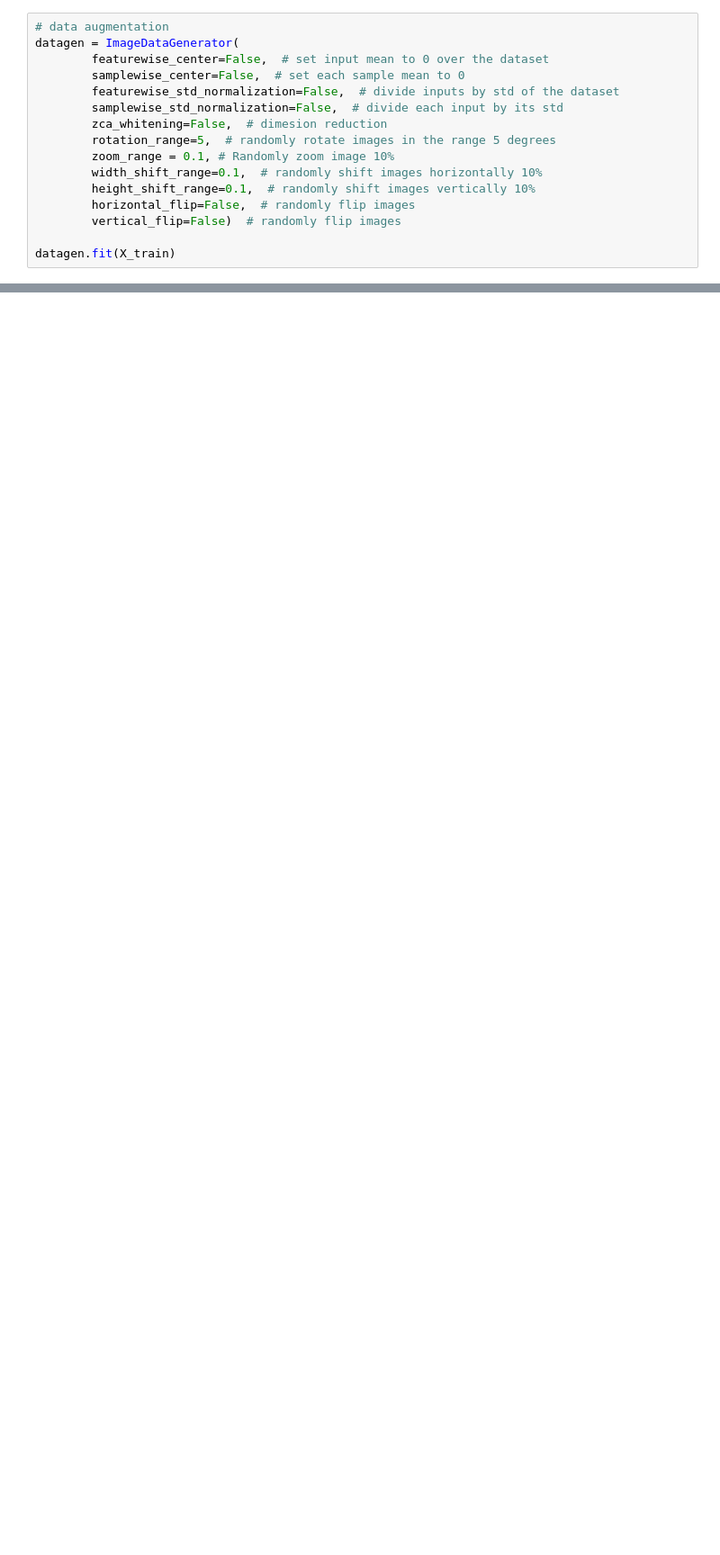
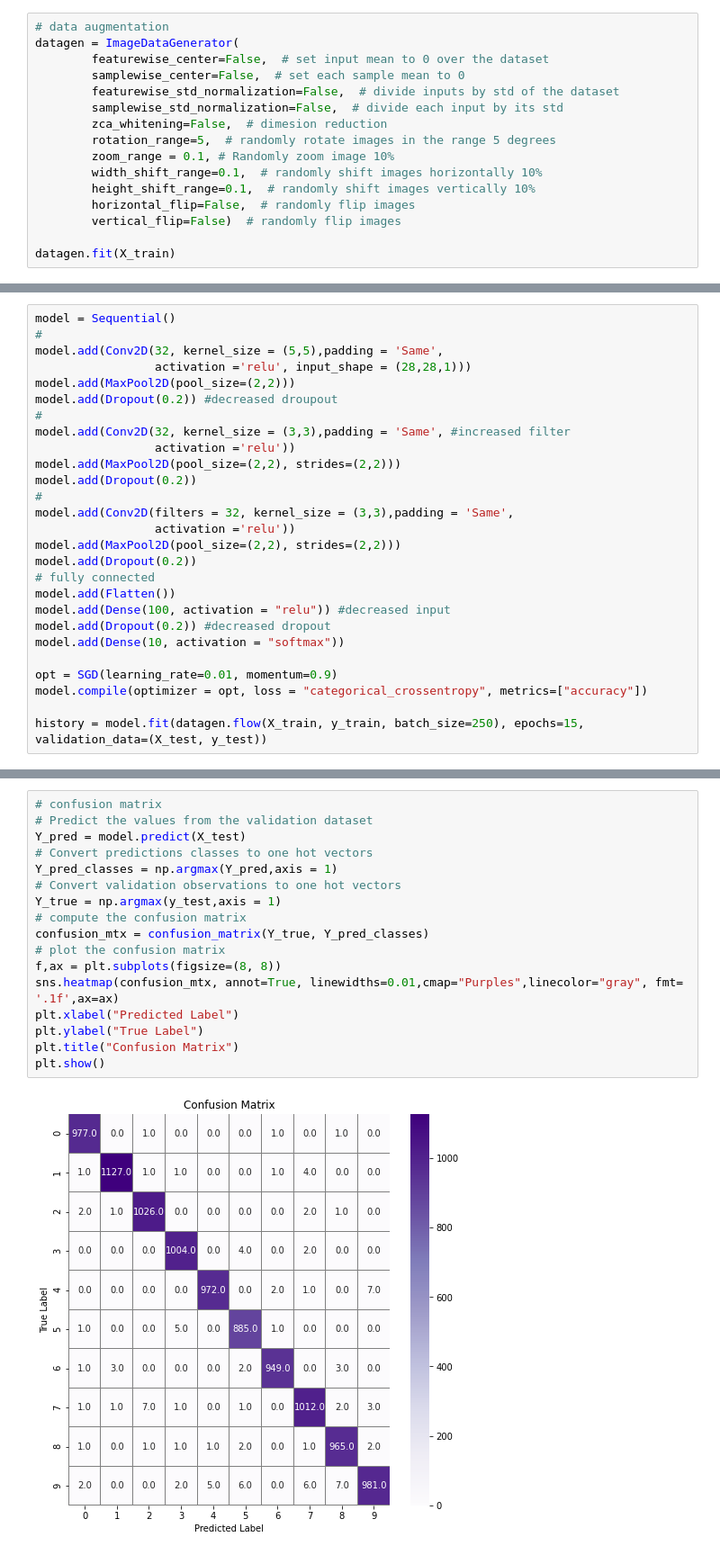
Before and after one commit to mikemaid/AI-Notebook, a Jupyter notebook: CNNs/MNIST.ipynb, the cells around one changed output, grey strips where cells are left out. Shown at 90% size. Cells and saved outputs as stored; diff of their text form; blank space fills up the shorter version.

```diff
--- a/CNNs/MNIST.ipynb
+++ b/CNNs/MNIST.ipynb
@@ -203,0 +78,27 @@ plt.show()
+# %%
+model = Sequential()
+#
+model.add(Conv2D(32, kernel_size = (5,5),padding = 'Same',
+                 activation ='relu', input_shape = (28,28,1)))
+model.add(MaxPool2D(pool_size=(2,2)))
+model.add(Dropout(0.2)) #decreased droupout
+#
+model.add(Conv2D(32, kernel_size = (3,3),padding = 'Same', #increased filter
+                 activation ='relu'))
+model.add(MaxPool2D(pool_size=(2,2), strides=(2,2)))
+model.add(Dropout(0.2))
+#
+model.add(Conv2D(filters = 32, kernel_size = (3,3),padding = 'Same',
+                 activation ='relu'))
+model.add(MaxPool2D(pool_size=(2,2), strides=(2,2)))
+model.add(Dropout(0.2))
+# fully connected
+model.add(Flatten())
+model.add(Dense(100, activation = "relu")) #decreased input
+model.add(Dropout(0.2)) #decreased dropout
+model.add(Dense(10, activation = "softmax"))
+
+opt = SGD(learning_rate=0.01, momentum=0.9)
+model.compile(optimizer = opt, loss = "categorical_crossentropy", metrics=["accuracy"])
+
+history = model.fit(datagen.flow(X_train, y_train, batch_size=250), epochs=15, validation_data=(X_test, y_test))
@@ -203,0 +164,19 @@ plt.show()
+# %%
+# confusion matrix
+# Predict the values from the validation dataset
+Y_pred = model.predict(X_test)
+# Convert predictions classes to one hot vectors
+Y_pred_classes = np.argmax(Y_pred,axis = 1)
+# Convert validation observations to one hot vectors
+Y_true = np.argmax(y_test,axis = 1)
+# compute the confusion matrix
+confusion_mtx = confusion_matrix(Y_true, Y_pred_classes)
+# plot the confusion matrix
+f,ax = plt.subplots(figsize=(8, 8))
+sns.heatmap(confusion_mtx, annot=True, linewidths=0.01,cmap="Purples",linecolor="gray", fmt= '.1f',ax=ax)
+plt.xlabel("Predicted Label")
+plt.ylabel("True Label")
+plt.title("Confusion Matrix")
+plt.show()
+# %% [output]
+[figure, added]
```
Also changed, not shown: parts of 21 cells of this notebook.
